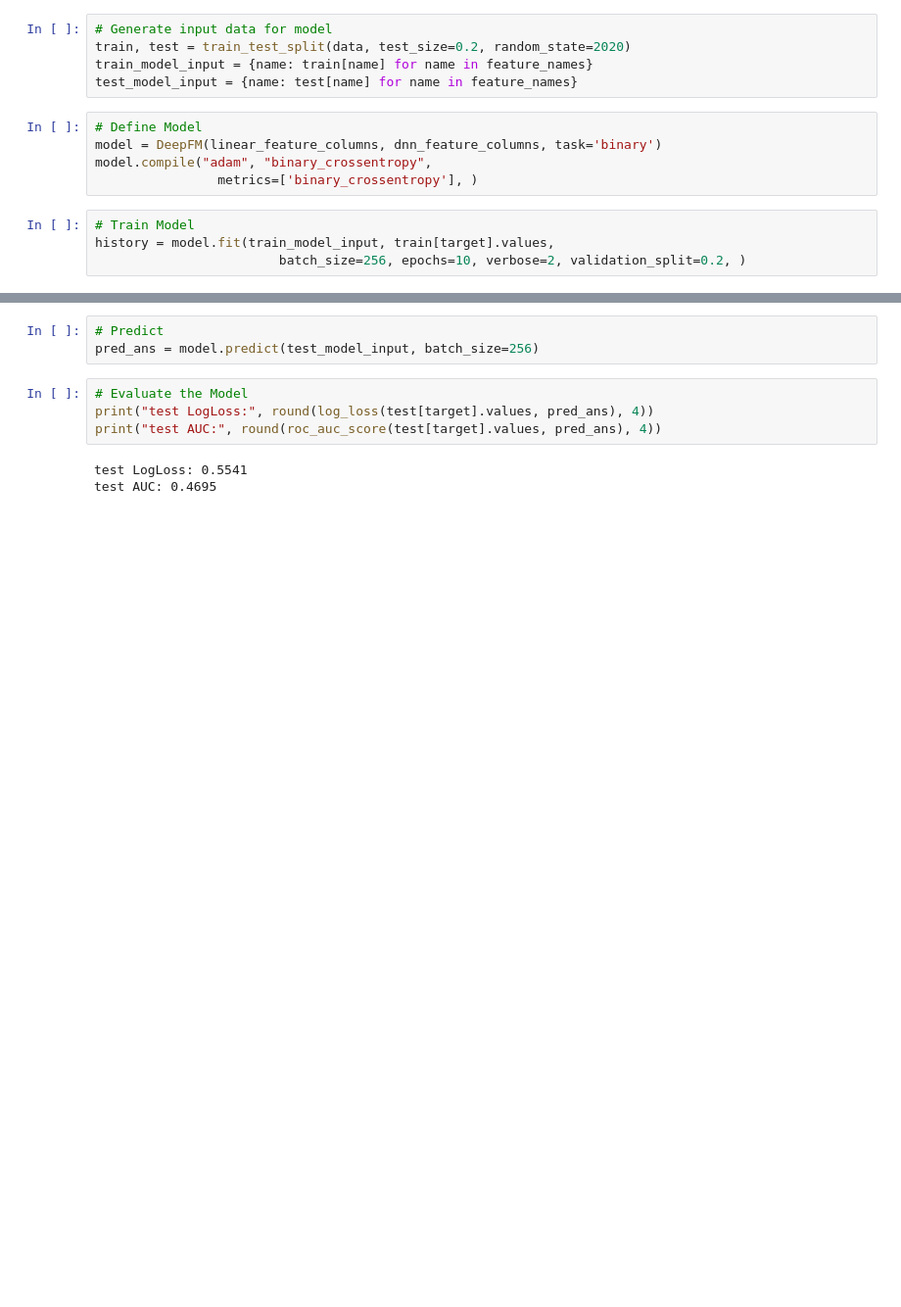
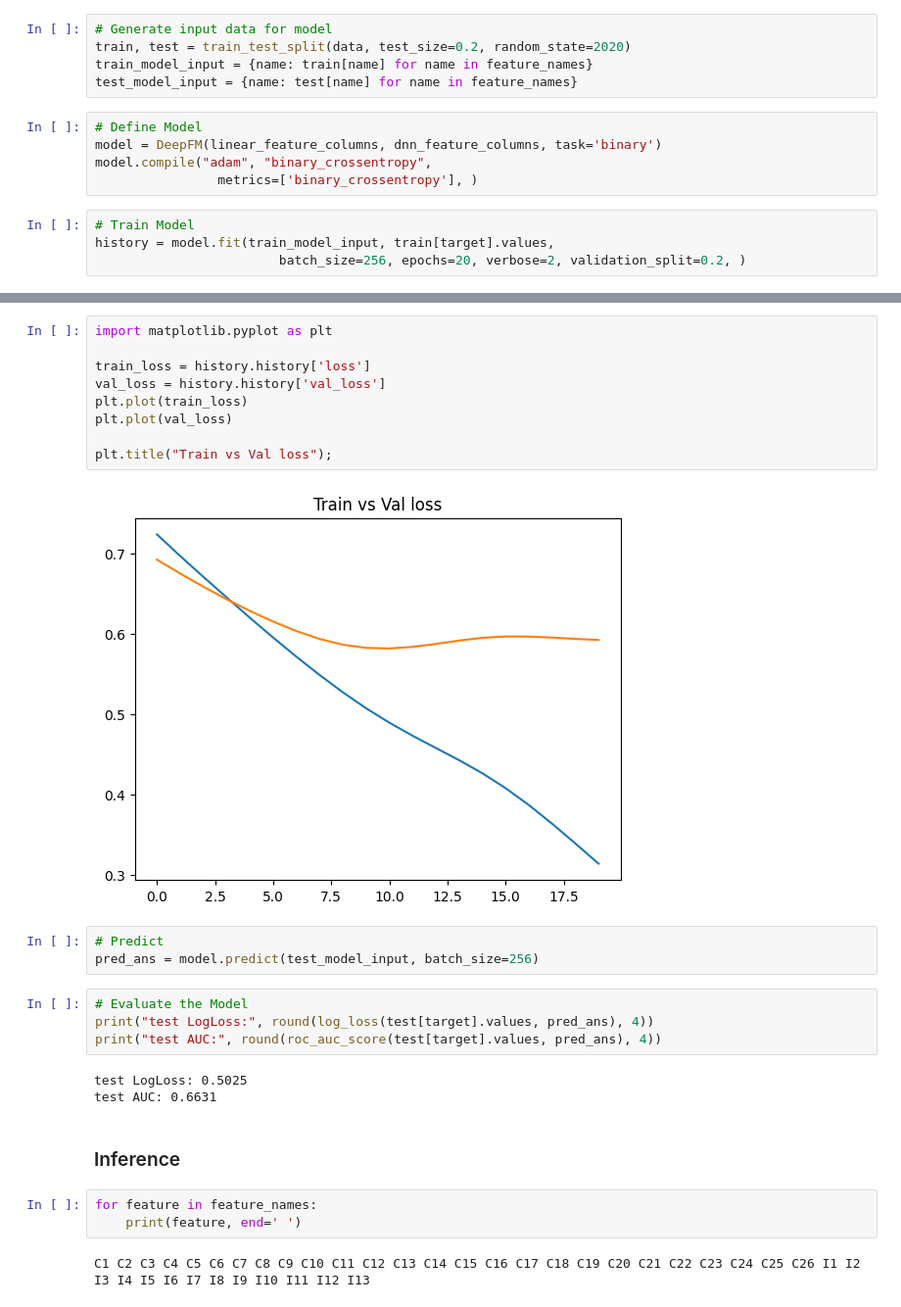
Before and after one commit to nirajan-fuse/Recommendation_System, a Jupyter notebook: Sprint-3/DeepCTR/Classification_criteo.ipynb, the cells around one changed output, grey strips where cells are left out. Shown: that part at 98% size. Cells and saved outputs as stored; diff of their text form; blank space fills up the shorter version.

Commit message:
complete inference

```diff
--- a/Sprint-3/DeepCTR/Classification_criteo.ipynb
+++ b/Sprint-3/DeepCTR/Classification_criteo.ipynb
@@ -54,5 +75,5 @@ model.compile("adam", "binary_crossentropy",
 # %%
 # Train Model
 history = model.fit(train_model_input, train[target].values,
-                        batch_size=256, epochs=10, verbose=2, validation_split=0.2, )
+                        batch_size=256, epochs=20, verbose=2, validation_split=0.2, )
 # %% [output]
@@ -79,3 +97,14 @@ Epoch 10/10
+# %%
+import matplotlib.pyplot as plt
+
+train_loss = history.history['loss']
+val_loss = history.history['val_loss']
+plt.plot(train_loss)
+plt.plot(val_loss)
+
+plt.title("Train vs Val loss");
+# %% [output]
+[figure, added]
 # %%
 # Predict
 pred_ans = model.predict(test_model_input, batch_size=256)
@@ -84,5 +113,12 @@ pred_ans = model.predict(test_model_input, batch_size=256)
 print("test LogLoss:", round(log_loss(test[target].values, pred_ans), 4))
 print("test AUC:", round(roc_auc_score(test[target].values, pred_ans), 4))
 # %% [output]
-test LogLoss: 0.5541
-test AUC: 0.4695
+test LogLoss: 0.5025
+test AUC: 0.6631
+# %% [markdown]
+### Inference
+# %%
+for feature in feature_names:
+    print(feature, end=' ')
+# %% [output]
+C1 C2 C3 C4 C5 C6 C7 C8 C9 C10 C11 C12 C13 C14 C15 C16 C17 C18 C19 C20 C21 C22 C23 C24 C25 C26 I1 I2 I3 I4 I5 I6 I7 I8 I9 I10 I11 I12 I13
```
Also changed, not shown: parts of 5 cells of this notebook.
